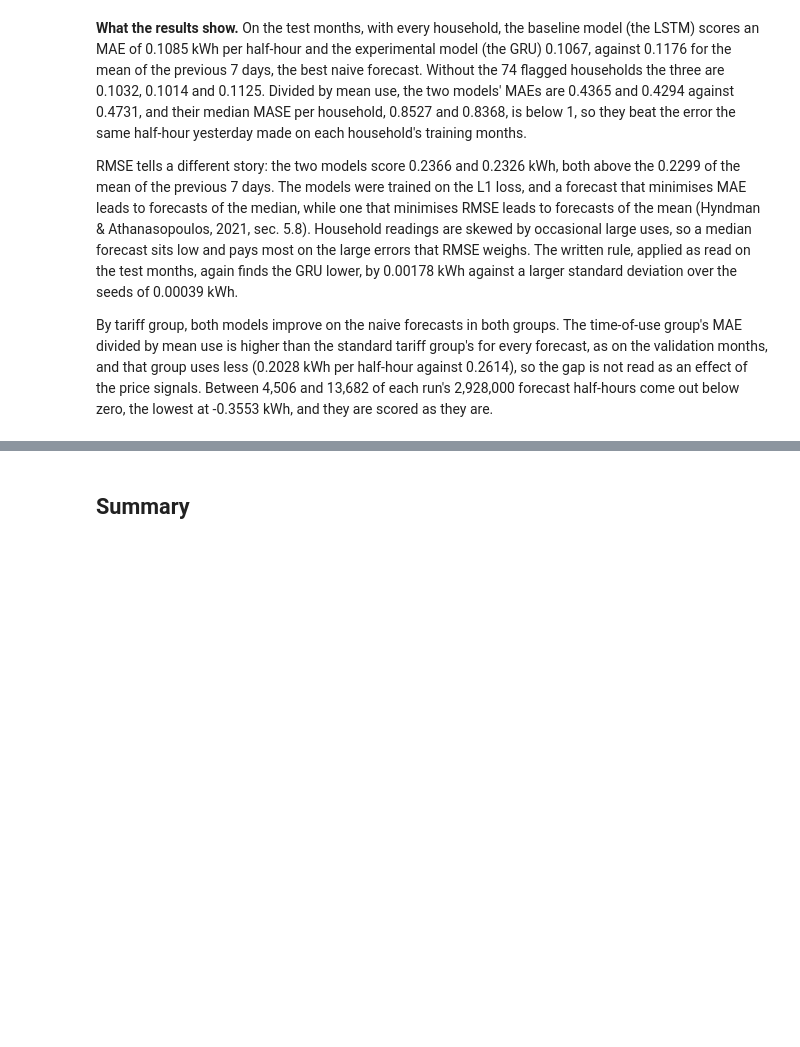
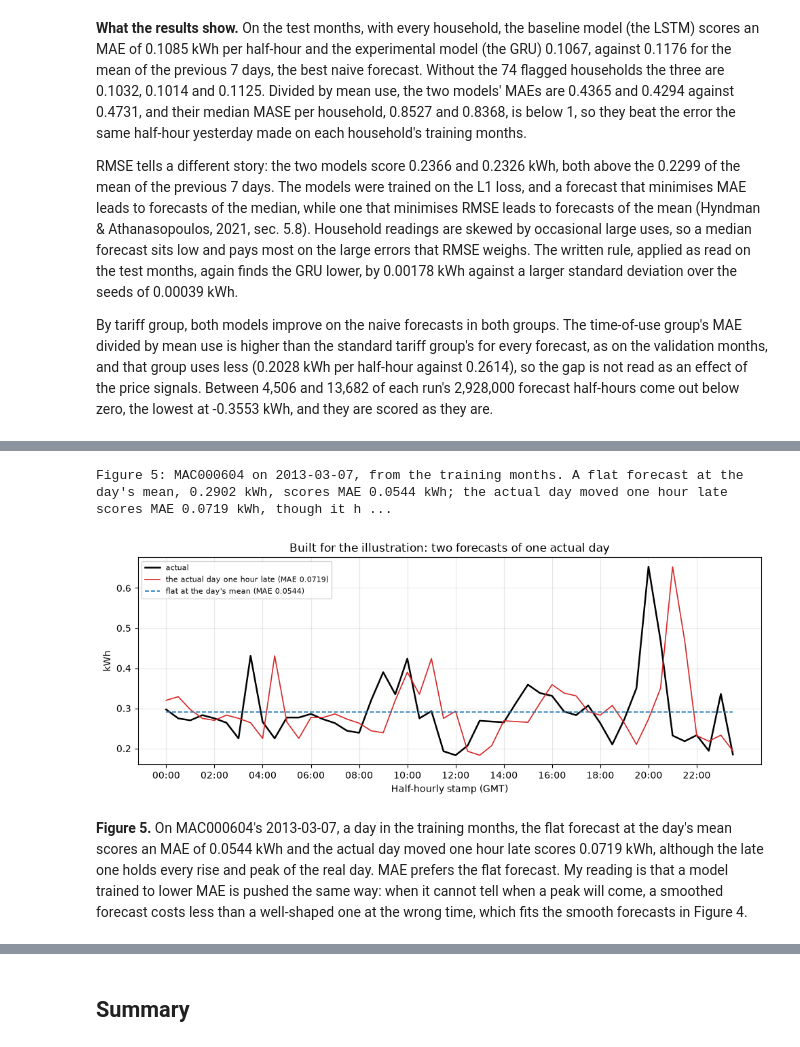
Before and after one commit to PaddyGilliland1/deep-learning-systems-project, a Jupyter notebook: deep_learning.ipynb, the cells around one changed output, grey strips where cells are left out. Saved outputs shown, nothing was run; the diff lists cells and outputs as text; code cells hidden in the pictures; blank space fills up the shorter version.

Commit message:
Add the error analysis and the peak-timing confusion matrix

```diff
--- a/deep_learning.ipynb
+++ b/deep_learning.ipynb
@@ -2025,0 +2172,68 @@ By tariff group, both models improve on the naive forecasts in both groups. The
+# %%
+def flat_and_late(day, previous_day, shift=2):
+    """Return the double penalty pair for one day of readings: a flat
+    forecast at the day's mean, and the actual day moved shift readings
+    late, its first readings taken from the end of the day before."""
+    day = np.asarray(day, dtype=float)
+    flat = np.full(len(day), day.mean())
+    late = np.concatenate([np.asarray(previous_day)[-shift:], day[:-shift]])
+    return flat, late
+# %%
+# Built for the illustration, from the training months only: Figure 1's week
+# and households, and the household-day where the flat forecast's lead over
+# the late one is largest.
+week_days = np.flatnonzero((days >= "2013-03-04") & (days <= "2013-03-10"))
+pairs = []
+for name in households:
+    h = int(np.flatnonzero(households_all == name)[0])
+    for d in week_days:
+        flat, late = flat_and_late(cube[h, d], cube[h, d - 1])
+        lead = (
+            np.abs(late - cube[h, d]).mean() - np.abs(flat - cube[h, d]).mean()
+        )
+        pairs.append((lead, h, d))
+lead, h, d = max(pairs)
+actual_day = cube[h, d]
+flat, late = flat_and_late(actual_day, cube[h, d - 1])
+flat_mae = np.abs(flat - actual_day).mean()
+late_mae = np.abs(late - actual_day).mean()
+assert flat_mae < late_mae, "the flat forecast must score the lower MAE"
+print(
+    f"Figure 5: {households_all[h]} on {days[d]}, from the training months. "
+    f"A flat forecast at the day's mean, {actual_day.mean():.4f} kWh, scores "
+    f"MAE {flat_mae:.4f} kWh; the actual day moved one hour late scores MAE "
+    f"{late_mae:.4f} kWh, though it has the day's exact shape"
+)
+fig, ax = plt.subplots(figsize=(10, 4))
+ax.plot(stamps, actual_day, color="black", linewidth=1.8, label="actual")
+ax.plot(
+    stamps,
+    late,
+    color="tab:red",
+    linewidth=1.2,
+    label=f"the actual day one hour late (MAE {late_mae:.4f})",
+)
+ax.plot(
+    stamps,
+    flat,
+    color="tab:blue",
+    linestyle="--",
+    linewidth=1.2,
+    label=f"flat at the day's mean (MAE {flat_mae:.4f})",
+)
+ax.set_xticks(range(0, 48, 4), stamps[::4])
+ax.set_xlabel("Half-hourly stamp (GMT)")
+ax.set_ylabel("kWh")
+ax.set_title("Built for the illustration: two forecasts of one actual day")
+ax.legend(fontsize=8)
+ax.grid(True, alpha=0.3)
+fig.tight_layout()
+fig.savefig(
+    "outputs/figure_5_double_penalty.png", dpi=150, bbox_inches="tight"
+)
+plt.show()
+# %% [output]
+Figure 5: MAC000604 on 2013-03-07, from the training months. A flat forecast at the day's mean, 0.2902 kWh, scores MAE 0.0544 kWh; the actual day moved one hour late scores MAE 0.0719 kWh, though it h ...
+[figure, added]
+# %% [markdown]
+**Figure 5.** On MAC000604's 2013-03-07, a day in the training months, the flat forecast at the day's mean scores an MAE of 0.0544 kWh and the actual day moved one hour late scores 0.0719 kWh, although the late one holds every rise and peak of the real day. MAE prefers the flat forecast. My reading is that a model trained to lower MAE is pushed the same way: when it cannot tell when a peak will come, a smoothed forecast costs less than a well-shaped one at the wrong time, which fits the smooth forecasts in Figure 4.
```
Also changed, not shown: parts of 30 cells of this notebook.
